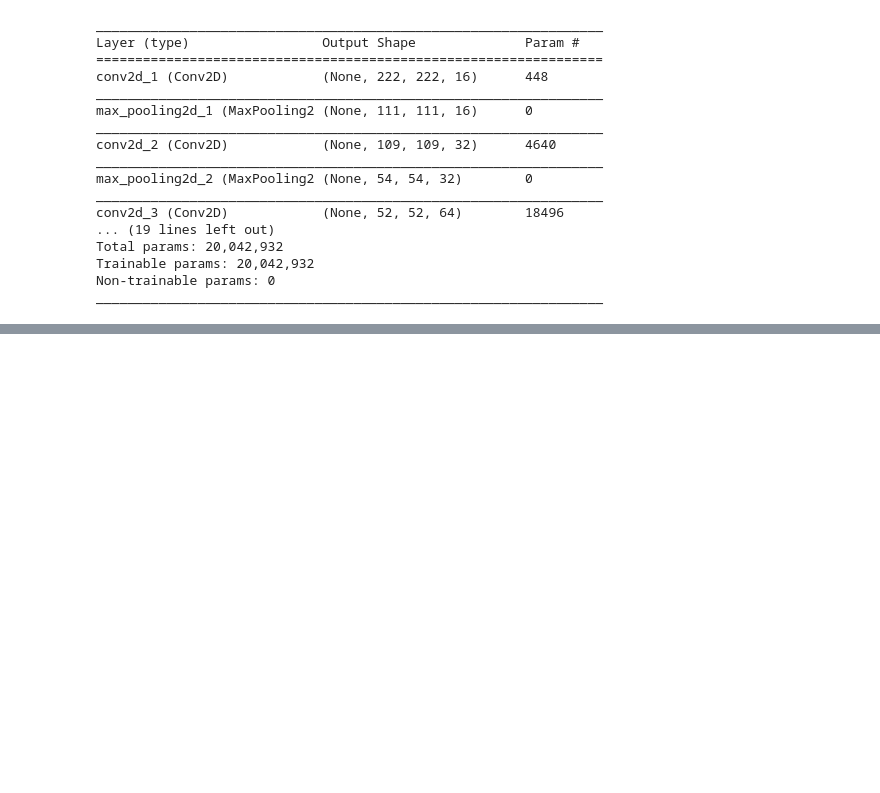
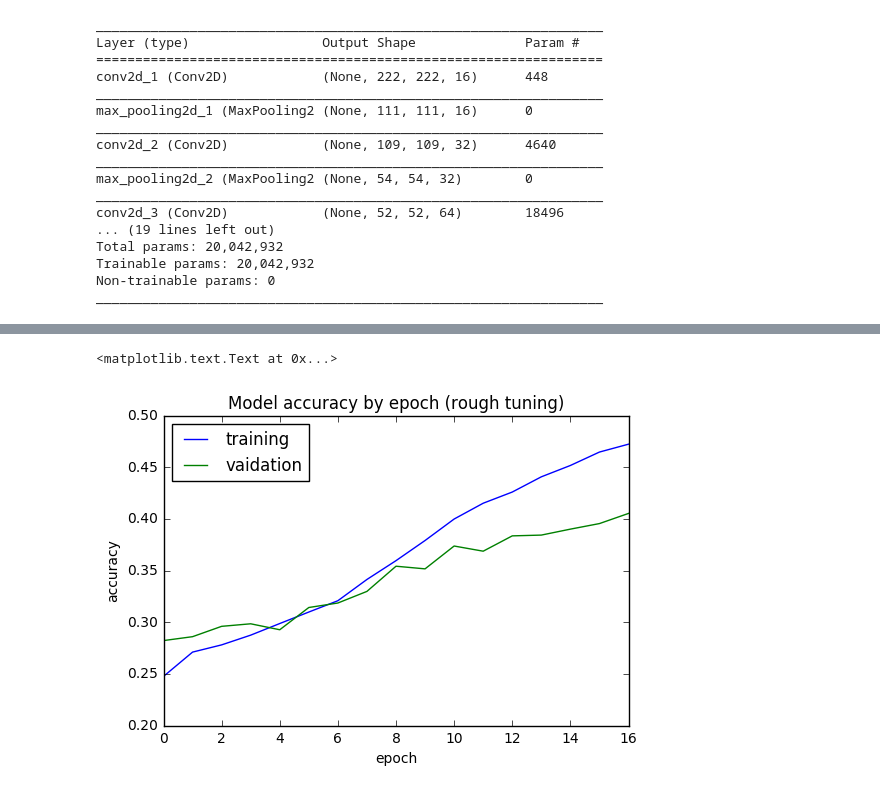
Before and after one commit to adubitskiy/cs109b, a Jupyter notebook: model_custom_loss.ipynb, the cells around one changed output, grey strips where cells are left out. Saved outputs shown, nothing was run; the diff lists cells and outputs as text; code cells hidden in the pictures; blank space fills up the shorter version.

Commit message:
custome loss model submission quality

```diff
--- a/model_custom_loss.ipynb
+++ b/model_custom_loss.ipynb
@@ -80,12 +80,5 @@ array([[ 0.62297964],
        [ 0.4843502 ]], dtype=float32)
 # %%
 img_rows, img_cols = 224, 224
-# %%
-images_preloaded = True
-try:
-    with open('data/images.pickle', 'rb') as handle:
-        features, labels =  pickle.load(handle)
-except:
-    images_preloaded = False
 # %%
 # load images into memory
@@ -112,18 +104,17 @@ Waiting for 1 tasks to complete...
 # %%
 # extract labes for the loaded images
-if(not images_preloaded):
-    labels = []
-    features = []
-    for r in rs.get():
-        if(r[1] is not None):
-            movie_genres = tmdb_dict[r[0]].__dict__['genres']
-            if(movie_genres is None or len(movie_genres) == 0):
-                continue
-            labels.append([g['name'] for g in movie_genres])
-            features.append(r[1])
-    features = np.asarray(features)
-    rs = None
-    tmdb_dict = None
+labels = []
+features = []
+for r in rs.get():
+    if(r[1] is not None):
+        movie_genres = tmdb_dict[r[0]].__dict__['genres']
+        if(movie_genres is None or len(movie_genres) == 0):
+            continue
+        labels.append([g['name'] for g in movie_genres])
+        features.append(r[1])
+features = np.asarray(features)
+rs = None
+tmdb_dict = None
 # %%
 # create the labels vector
 mlb = MultiLabelBinarizer()
@@ -272,0 +264,10 @@ Epoch 21/50
+# %%
+plt.plot(history.history['acc'], label='training')
+plt.plot(history.history['val_acc'], label='vaidation')
+plt.xlabel("epoch")
+plt.ylabel("accuracy")
+plt.legend(loc='best')
+plt.title('Model accuracy by epoch (rough tuning)')
+# %% [output]
+<matplotlib.text.Text at 0x...>
+[figure, added]
```
Also changed, not shown: parts of 10 cells of this notebook.
